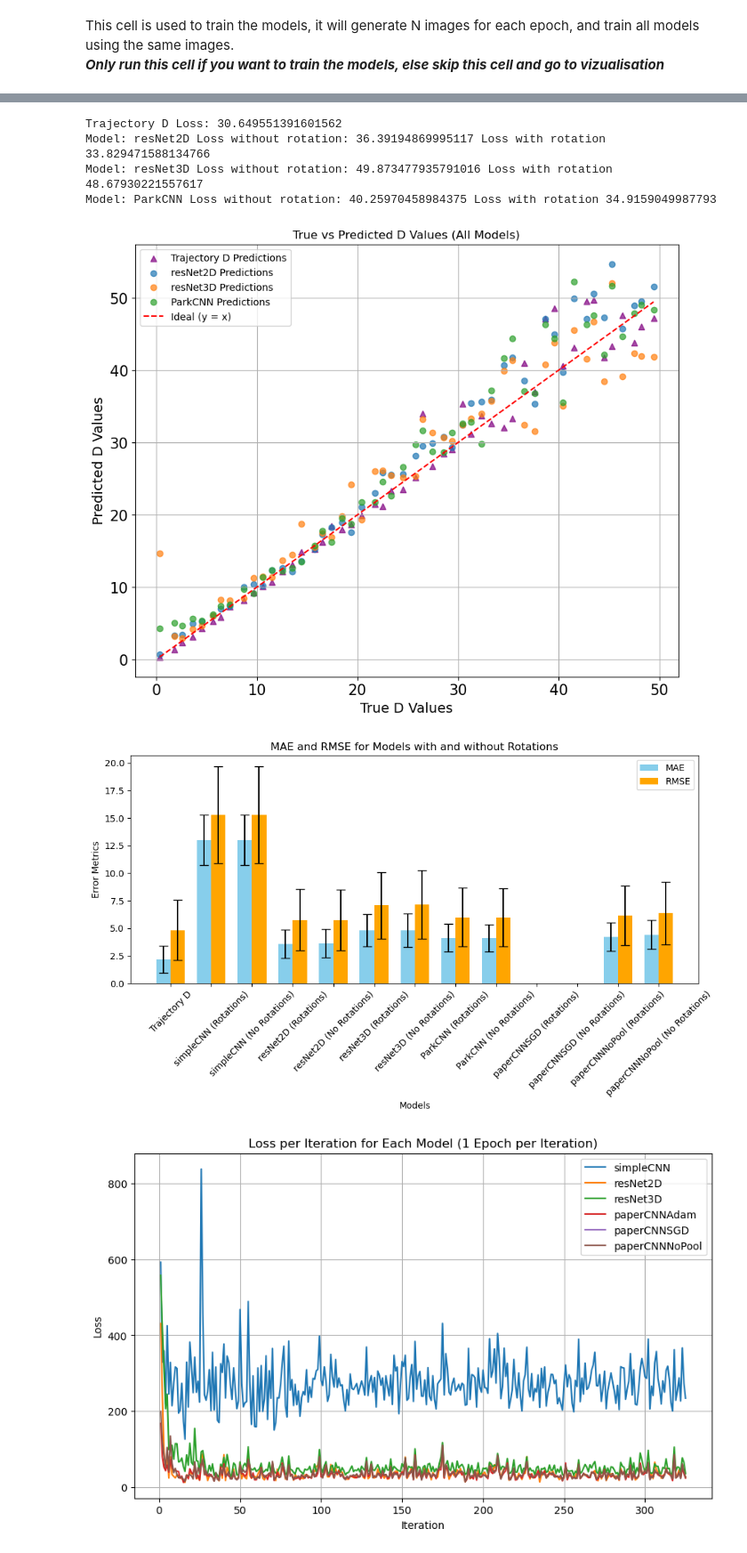
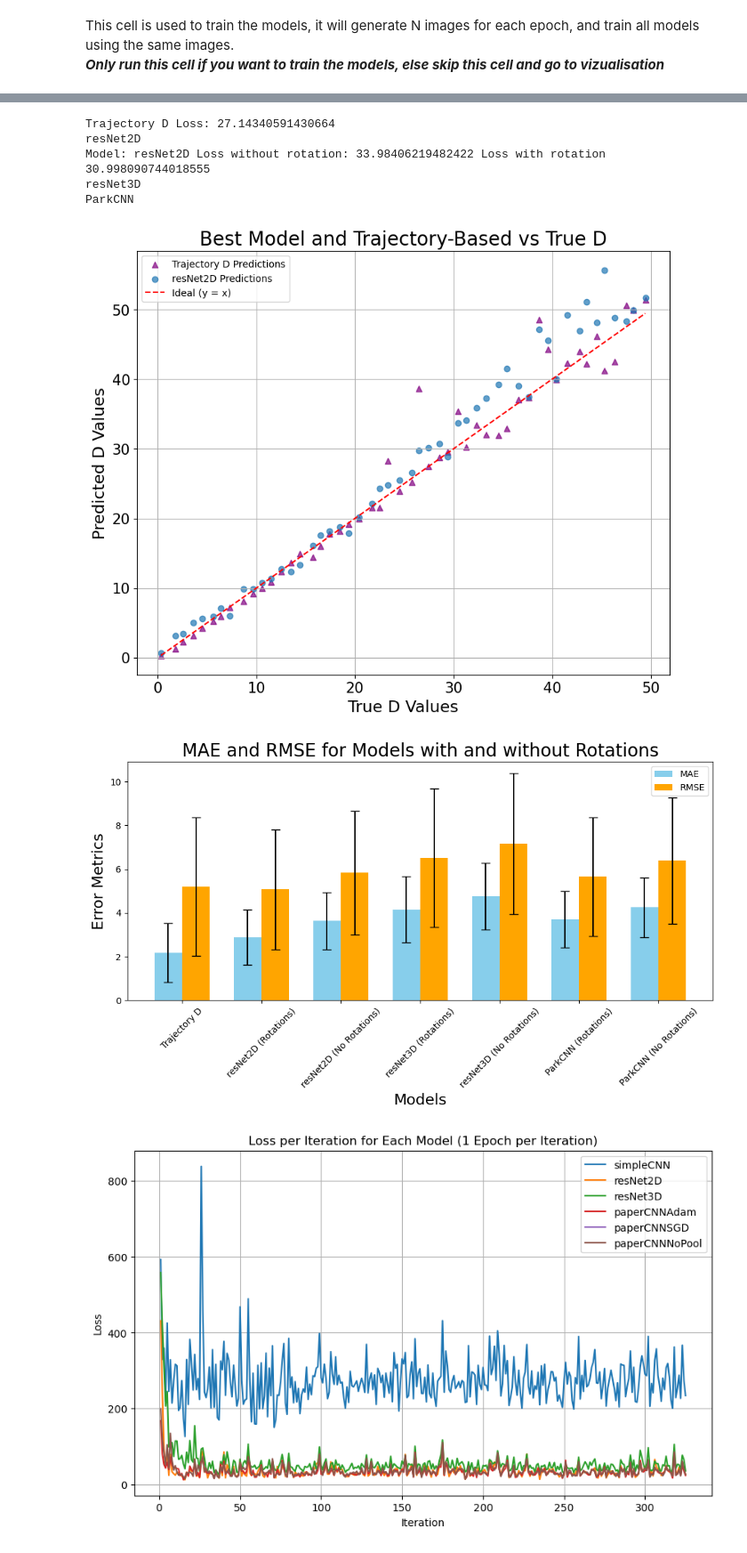
Before and after one commit to CS-433/ml-project-2-big-burger, a Jupyter notebook: ModelTrainPipeline.ipynb, the cells around one changed output, grey strips where cells are left out. Shown at 89% size. Saved outputs shown, nothing was run; the diff lists cells and outputs as text; code cells hidden in the pictures.

Commit message:
Changed plots in ModelTrainPipeline

```diff
--- a/ModelTrainPipeline.ipynb
+++ b/ModelTrainPipeline.ipynb
@@ -308,6 +308,9 @@ print("Trajectory D Loss:", lossCoarseD.item())
 
 # Iterate over all models to plot predictions vs true values
 for name, params in models_params.items():
+    print(name)
+    if(name != "resNet2D"):
+        continue
     # Predictions and true values
     model = params["loaded_model"]
     criterion = params["criterion"]
@@ -341,9 +344,9 @@ min_val, max_val = min(valDs_array), max(valDs_array)
 plt.plot([min_val, max_val], [min_val, max_val], 'r--', label='Ideal (y = x)')
 
 # Add plot details
-plt.title("True vs Predicted D Values (All Models)")
-plt.xlabel("True D Values", fontsize=14)
-plt.ylabel("Predicted D Values", fontsize=14)
+plt.title("Best Model and Trajectory-Based vs True D", fontsize=20)
+plt.xlabel("True D Values", fontsize=17)
+plt.ylabel("Predicted D Values", fontsize=17)
 plt.legend()
 plt.grid(True)
 
@@ -353,11 +356,12 @@ plt.tick_params(axis='both', which='minor', labelsize=12)
 # Show the plot
 plt.show()
 # %% [output]
-Trajectory D Loss: 30.649551391601562
-Model: resNet2D Loss without rotation: 36.39194869995117 Loss with rotation 33.829471588134766
-Model: resNet3D Loss without rotation: 49.873477935791016 Loss with rotation 48.67930221557617
-Model: ParkCNN Loss without rotation: 40.25970458984375 Loss with rotation 34.9159049987793
+Trajectory D Loss: 27.14340591430664
+resNet2D
+Model: resNet2D Loss without rotation: 33.98406219482422 Loss with rotation 30.998090744018555
+resNet3D
+ParkCNN
-[figure, old version]
+[figure, new version]
 # %%
 import numpy as np
 import matplotlib.pyplot as plt
@@ -414,37 +418,37 @@ for name, params in models_params.items():
     mae_errors.append(mae_std_model_rot)
     rmse_errors.append(rmse_std_model_rot)
     labels.append(f"{name} (Rotations)")
 
     # Store metrics without rotation
     mae_values.append(mae_model_no_rot)
     rmse_values.append(rmse_model_no_rot)
     mae_errors.append(mae_std_model_no_rot)
     rmse_errors.append(rmse_std_model_no_rot)
     labels.append(f"{name} (No Rotations)")
 
 # Plotting
 x = np.arange(len(labels))  # X-axis positions
 width = 0.35  # Bar width
 
 fig, ax = plt.subplots(figsize=(10, 6))
 
 # Bar plots for MAE and RMSE
 bar1 = ax.bar(x - width / 2, mae_values, width, yerr=mae_errors, label='MAE', capsize=5, color='skyblue')
 bar2 = ax.bar(x + width / 2, rmse_values, width, yerr=rmse_errors, label='RMSE', capsize=5, color='orange')
 
 # Add labels and title
-ax.set_xlabel('Models')
-ax.set_ylabel('Error Metrics')
-ax.set_title('MAE and RMSE for Models with and without Rotations')
+ax.set_xlabel('Models', fontsize=17)
+ax.set_ylabel('Error Metrics', fontsize=17)
+ax.set_title('MAE and RMSE for Models with and without Rotations', fontsize=20)
 ax.set_xticks(x)
 ax.set_xticklabels(labels, rotation=45)
 ax.legend()
 
 # Show plot
 plt.tight_layout()
 plt.show()
 # %% [output]
-[figure, old version]
+[figure, new version]
 # %%
 # Used to plot the training loss at each iteration
 plt.figure(figsize=(10, 6))
```
Also changed, not shown: parts of 2 cells of this notebook, 3 other files.
